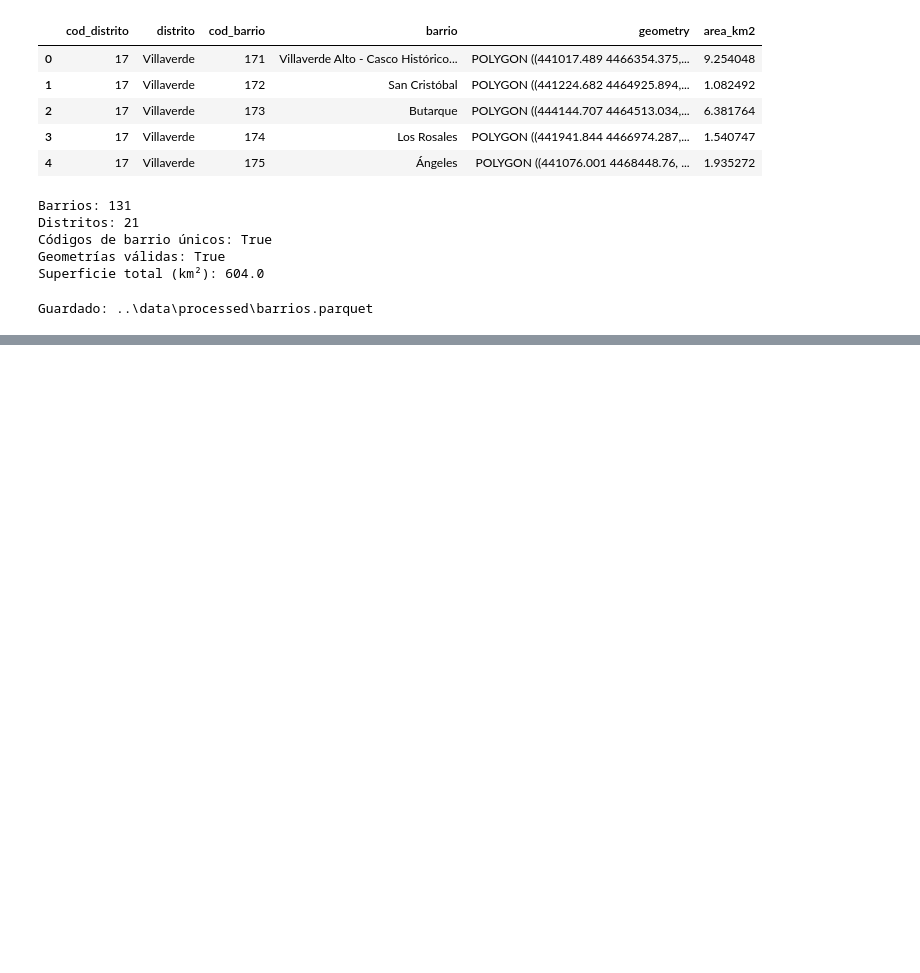
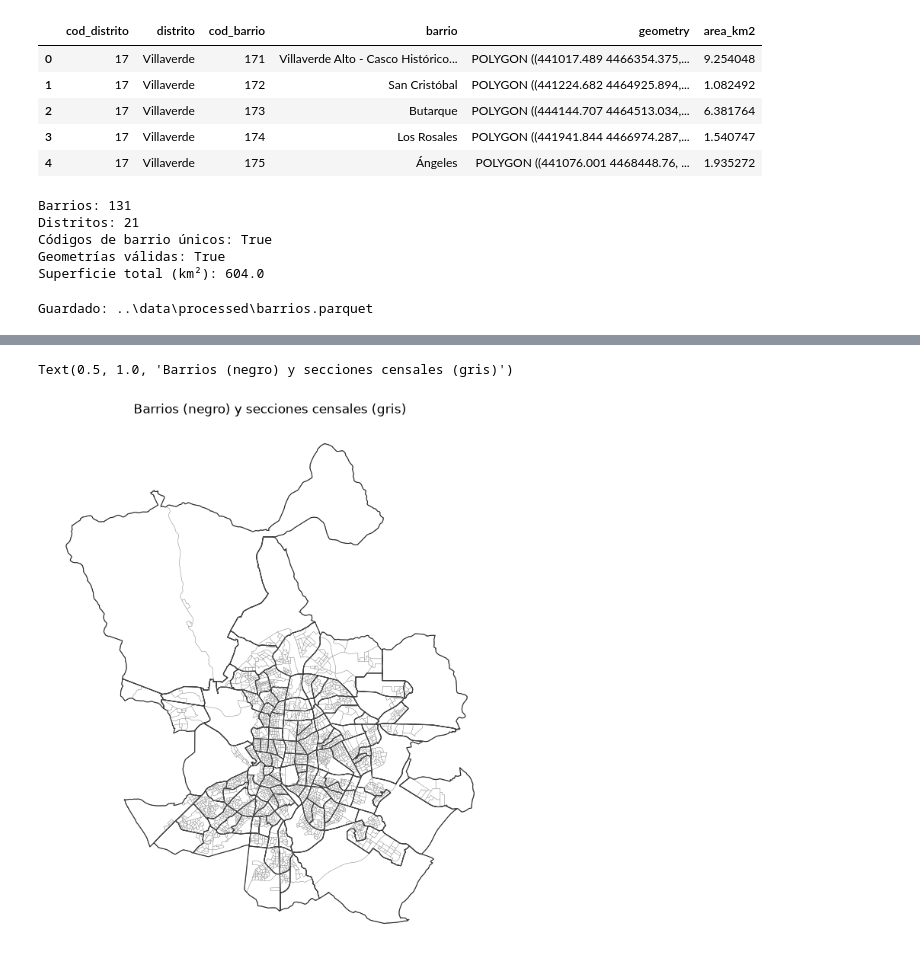
Before and after one commit to pzueco/donde-vivir-madrid, a Jupyter notebook: notebooks/01_barrios.ipynb, the cells around one changed output, grey strips where cells are left out. Drawn from its saved outputs; the diff is of its cells as text; code cells hidden in the pictures; blank space fills up the shorter version.

Commit message:
Distritos y secciones censales cruzadas con barrios

```diff
--- a/notebooks/01_barrios.ipynb
+++ b/notebooks/01_barrios.ipynb
@@ -83,3 +83,16 @@ barrios_limpio.to_parquet(PROCESSED / "barrios.parquet")
 print("Guardado:", PROCESSED / "barrios.parquet")
 # %% [output]
 Guardado: ..\data\processed\barrios.parquet
+# %%
+zip_distritos = [f for f in RAW.glob("*.zip") if "istrit" in f.name][0]
+zip_secciones = [f for f in RAW.glob("*.zip") if "ecci" in f.name][0]
+
+distritos = gpd.read_file(f"zip://{zip_distritos}")
+secciones = gpd.read_file(f"zip://{zip_secciones}")
+
+print("Distritos:", distritos.shape, distritos.crs)
+print(distritos.columns.tolist())
+print()
+print("Secciones:", secciones.shape, secciones.crs)
+print(secciones.columns.tolist())
+secciones.head()
@@ -85,0 +113,16 @@ Guardado: ..\data\processed\barrios.parquet
+# %%
+secciones = secciones.to_crs(barrios_limpio.crs)
+
+puntos = secciones.copy()
+puntos["geometry"] = secciones.representative_point()
+
+cruce = gpd.sjoin(
+    puntos,
+    barrios_limpio[["cod_barrio", "barrio", "cod_distrito", "distrito", "geometry"]],
+    how="left",
+    predicate="within",
+)
+
+print("Secciones:", len(secciones))
+print("Sin barrio asignado:", cruce["cod_barrio"].isna().sum())   # debería ser 0
+print("Asignadas a más de un barrio:", cruce.index.duplicated().sum())  # debería ser 0
@@ -85,0 +159,8 @@ Guardado: ..\data\processed\barrios.parquet
+# %%
+ax = barrios_limpio.boundary.plot(figsize=(9, 9), color="black", linewidth=0.8)
+secciones.boundary.plot(ax=ax, color="grey", linewidth=0.2)
+ax.set_axis_off()
+ax.set_title("Barrios (negro) y secciones censales (gris)")
+# %% [output]
+Text(0.5, 1.0, 'Barrios (negro) y secciones censales (gris)')
+[figure, added]
```
Also changed, not shown: parts of 4 cells of this notebook.
